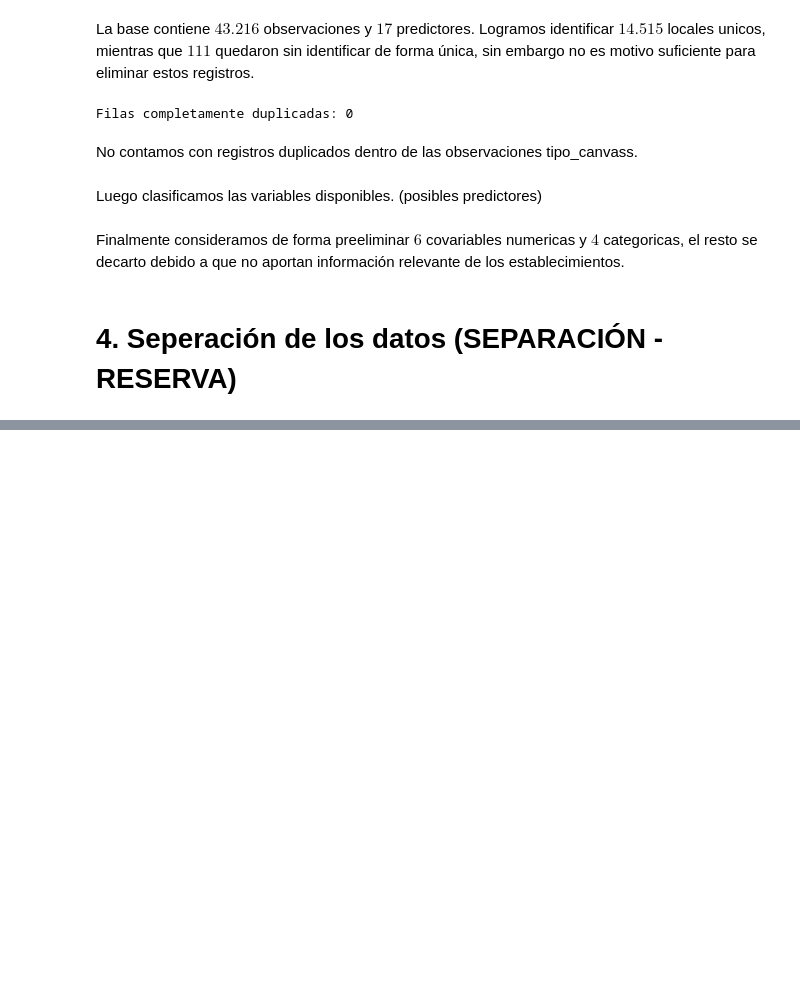
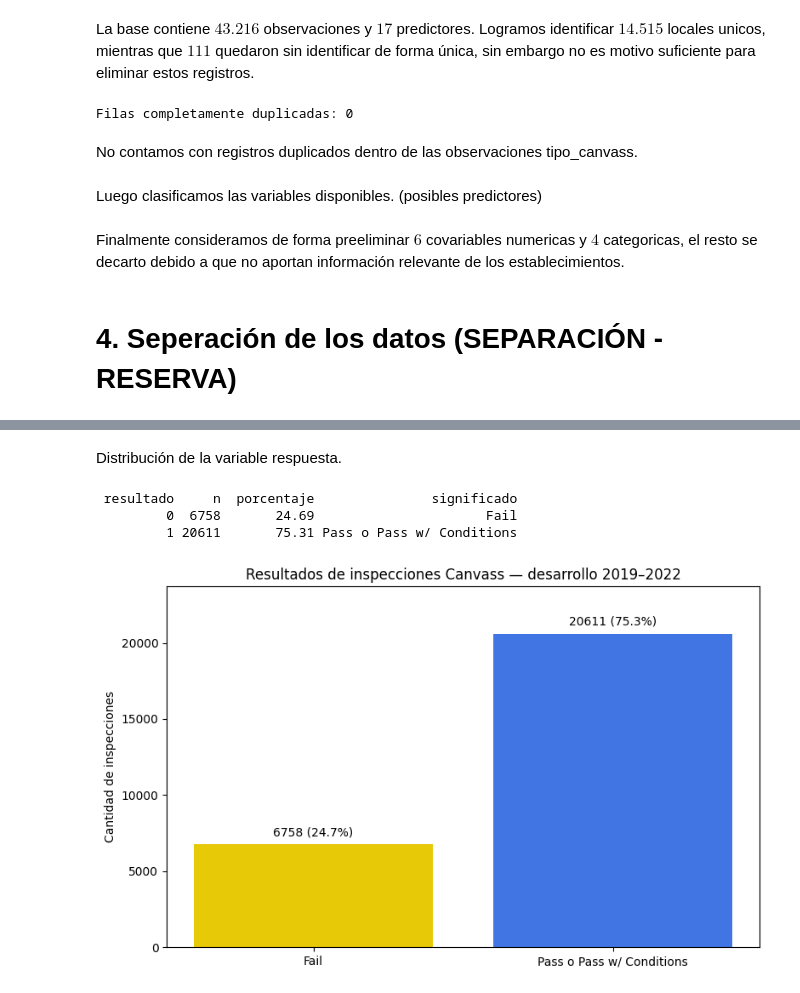
Before and after one commit to jpmondaca/Proyecto-Topicos, a Jupyter notebook: main.ipynb, the cells around one changed output, grey strips where cells are left out. Drawn from its saved outputs; the diff is of its cells as text; code cells hidden in the pictures; blank space fills up the shorter version.

```diff
--- a/main.ipynb
+++ b/main.ipynb
@@ -668,0 +673,11 @@ Finalmente consideramos de forma preeliminar $6$ covariables numericas y $4$ cat
+# %%
+fechas = datos_canvass["inspection_date"]
+
+desarrollo = datos_canvass.loc[fechas.ge("2019-01-01") & fechas.lt("2023-01-01")].copy()
+reserva = datos_canvass.loc[fechas.ge("2023-01-01") & fechas.lt("2025-01-01")].copy()
+
+print("Inspecciones en desarrollo:", len(desarrollo))
+print("Inspecciones en reserva:", len(reserva))
+
+print("\nLocales identificados en desarrollo:",desarrollo["id_local"].nunique())
+print("Inspecciones sin identificador en desarrollo:",desarrollo["id_local"].isna().sum())
@@ -668,0 +718,50 @@ Finalmente consideramos de forma preeliminar $6$ covariables numericas y $4$ cat
+# %% [markdown]
+Distribución de la variable respuesta.
+# %%
+tabla_resultado = (
+    desarrollo["resultado"]
+    .value_counts()
+    .reindex([0, 1], fill_value=0)
+    .rename_axis("resultado")
+    .reset_index(name="n"))
+
+tabla_resultado["porcentaje"] = (
+    tabla_resultado["n"]
+    / tabla_resultado["n"].sum()
+    * 100)
+
+tabla_resultado["significado"] = (
+    tabla_resultado["resultado"].map({
+        0: "Fail",
+        1: "Pass o Pass w/ Conditions"
+    }))
+print(tabla_resultado.round(2).to_string(index=False))
+
+
+# GRAFICARMENTE:
+fig, ax = plt.subplots(figsize=(8, 5))
+
+barras = ax.bar(
+    tabla_resultado["significado"],
+    tabla_resultado["n"],
+    color=["#E7C907", "#4275E4"])
+
+etiquetas = [
+    f"{n} ({porcentaje:.1f}%)"
+    for n, porcentaje in zip(
+        tabla_resultado["n"],
+        tabla_resultado["porcentaje"]
+    )
+]
+
+ax.bar_label(barras, labels=etiquetas, padding=5)
+ax.set_ylabel("Cantidad de inspecciones")
+ax.set_title("Resultados de inspecciones Canvass — desarrollo 2019–2022")
+ax.margins(y=0.15)
+plt.tight_layout()
+plt.show()
+# %% [output]
+ resultado     n  porcentaje               significado
+         0  6758       24.69                      Fail
+         1 20611       75.31 Pass o Pass w/ Conditions
+[figure, added]
```
Also changed, not shown: parts of 24 cells of this notebook.
